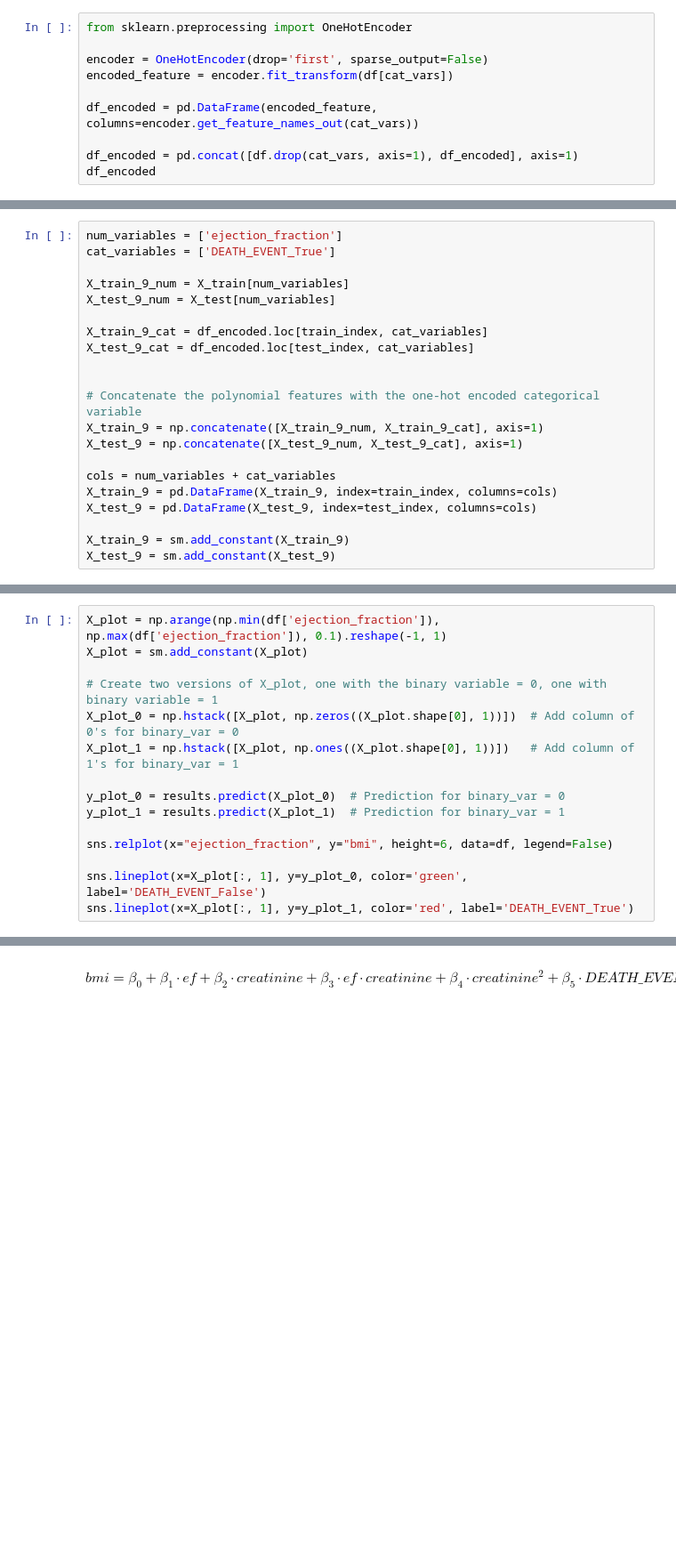
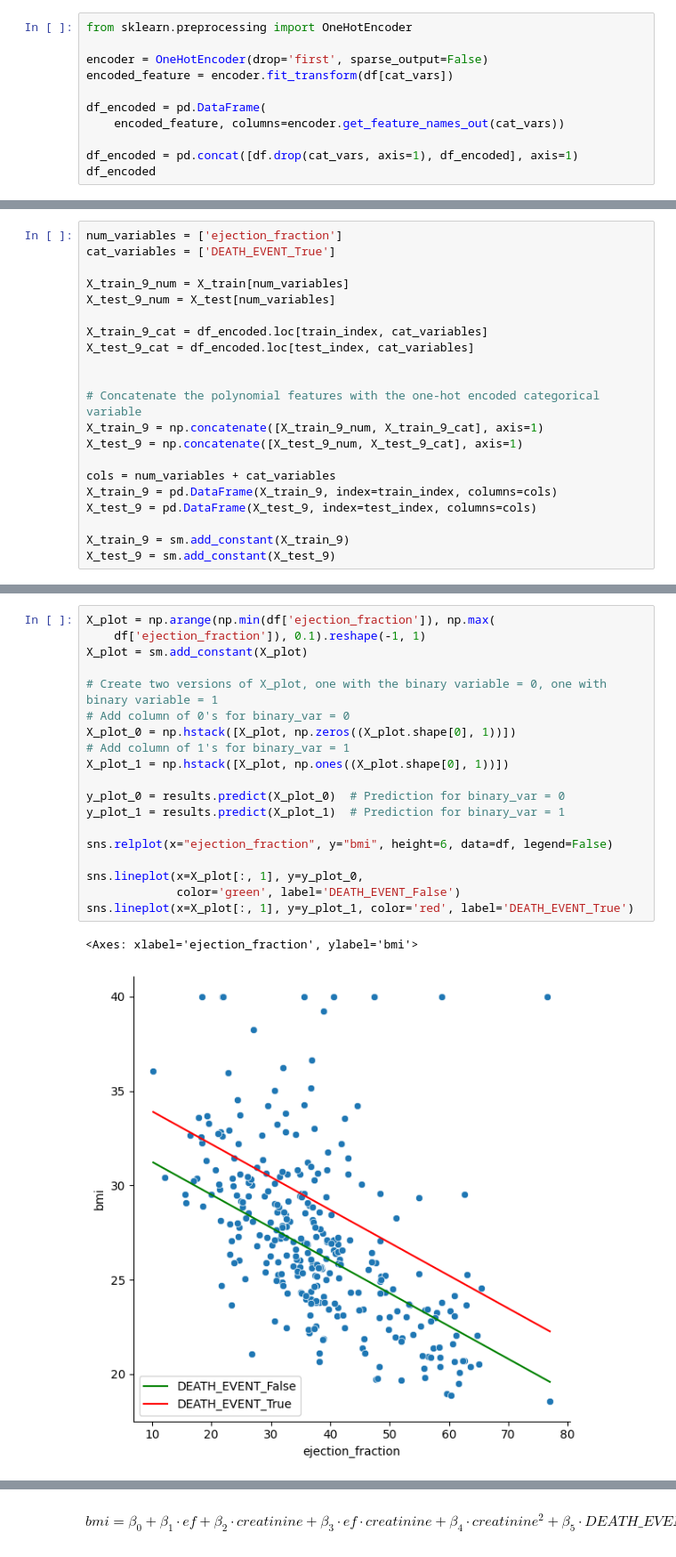
Before and after one commit to Thomas-Fabbris/applied-statistics-polimi, a Jupyter notebook: Labs/Lab_V_2026.ipynb, the cells around one changed output, grey strips where cells are left out. Shown at 89% size. Drawn from its saved outputs; the diff is of its cells as text; blank space fills up the shorter version.

```diff
--- a/Labs/Lab_V_2026.ipynb
+++ b/Labs/Lab_V_2026.ipynb
@@ -554,7 +1020,8 @@ from sklearn.preprocessing import OneHotEncoder
 encoder = OneHotEncoder(drop='first', sparse_output=False)
 encoded_feature = encoder.fit_transform(df[cat_vars])
 
-df_encoded = pd.DataFrame(encoded_feature, columns=encoder.get_feature_names_out(cat_vars))
+df_encoded = pd.DataFrame(
+    encoded_feature, columns=encoder.get_feature_names_out(cat_vars))
 
 df_encoded = pd.concat([df.drop(cat_vars, axis=1), df_encoded], axis=1)
 df_encoded
@@ -588,15 +1090,22 @@ print(results.summary())
 # %%
-X_plot = np.arange(np.min(df['ejection_fraction']), np.max(df['ejection_fraction']), 0.1).reshape(-1, 1)
+X_plot = np.arange(np.min(df['ejection_fraction']), np.max(
+    df['ejection_fraction']), 0.1).reshape(-1, 1)
 X_plot = sm.add_constant(X_plot)
 
 # Create two versions of X_plot, one with the binary variable = 0, one with binary variable = 1
-X_plot_0 = np.hstack([X_plot, np.zeros((X_plot.shape[0], 1))])  # Add column of 0's for binary_var = 0
-X_plot_1 = np.hstack([X_plot, np.ones((X_plot.shape[0], 1))])   # Add column of 1's for binary_var = 1
+# Add column of 0's for binary_var = 0
+X_plot_0 = np.hstack([X_plot, np.zeros((X_plot.shape[0], 1))])
+# Add column of 1's for binary_var = 1
+X_plot_1 = np.hstack([X_plot, np.ones((X_plot.shape[0], 1))])
 
 y_plot_0 = results.predict(X_plot_0)  # Prediction for binary_var = 0
 y_plot_1 = results.predict(X_plot_1)  # Prediction for binary_var = 1
 
 sns.relplot(x="ejection_fraction", y="bmi", height=6, data=df, legend=False)
 
-sns.lineplot(x=X_plot[:, 1], y=y_plot_0, color='green', label='DEATH_EVENT_False')
+sns.lineplot(x=X_plot[:, 1], y=y_plot_0,
+             color='green', label='DEATH_EVENT_False')
 sns.lineplot(x=X_plot[:, 1], y=y_plot_1, color='red', label='DEATH_EVENT_True')
+# %% [output]
+<Axes: xlabel='ejection_fraction', ylabel='bmi'>
+[figure, added]
```
Also changed, not shown: parts of 121 cells of this notebook.
